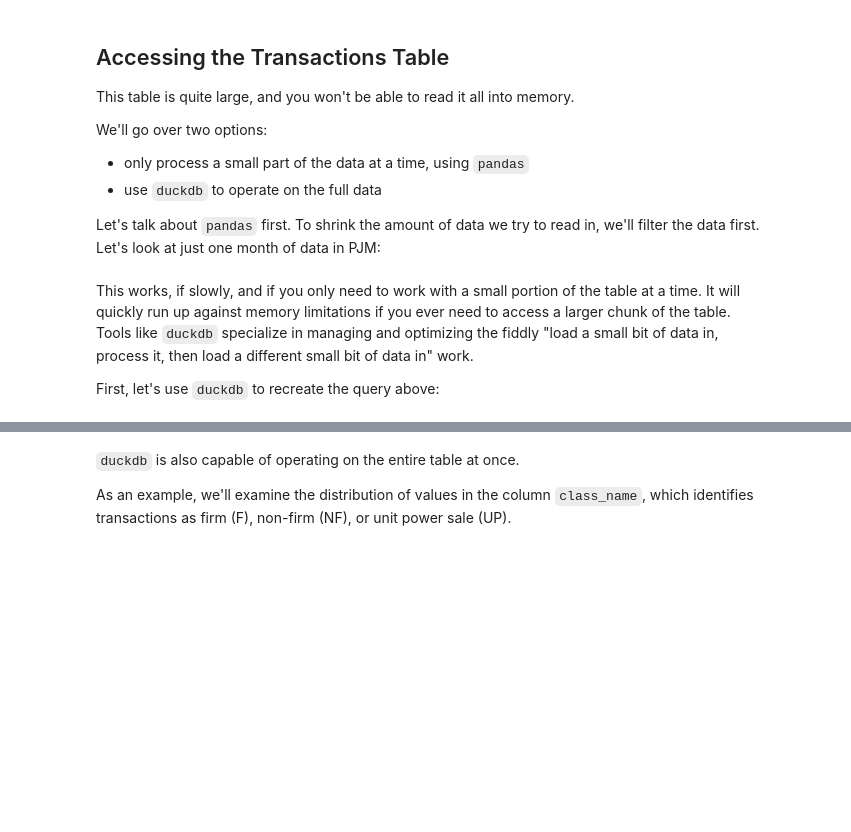
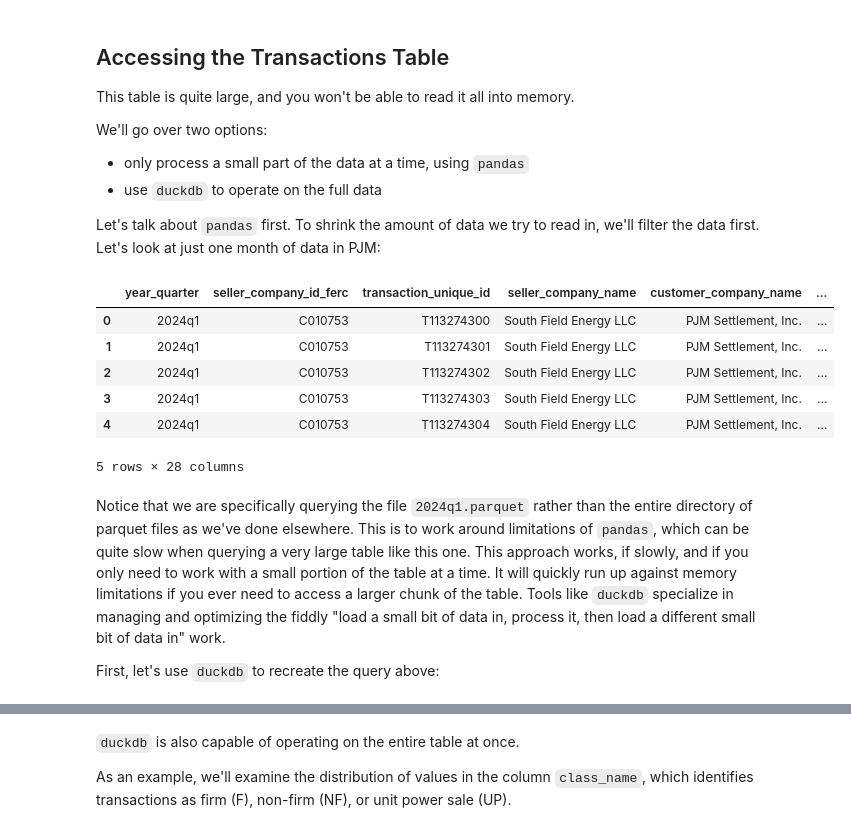
Before and after one commit to catalyst-cooperative/pudl-examples, a Jupyter notebook: 07-ferceqr-access.ipynb, the cells around one changed output, grey strips where cells are left out. Drawn from its saved outputs; the diff is of its cells as text; code cells hidden in the pictures; blank space fills up the shorter version.

Commit message:
Kaggle Notebook | 07 FERC EQR Access | Version 2

```diff
--- a/07-ferceqr-access.ipynb
+++ b/07-ferceqr-access.ipynb
@@ -72,18 +85,26 @@ Let's talk about `pandas` first. To shrink the amount of data we try to read in,
 # %%
 date_range_start = datetime.date(2024, 1, 1)
 date_range_end = datetime.date(2024, 2, 1)
 
 transactions = pd.read_parquet(
-    "s3://pudl.catalyst.coop/ferceqr/core_ferceqr__transactions/",
+    "s3://pudl.catalyst.coop/ferceqr/core_ferceqr__transactions/2024q1.parquet",
     filters=[
         ("trade_date", ">=", date_range_start),
         ("trade_date", "<=", date_range_end),
         ("point_of_delivery_balancing_authority", "=", ba_name)
     ],
 )
 transactions.head()
+# %% [output]
+|  | year_quarter | seller_company_id_ferc | transaction_unique_id | seller_company_name | customer_company_name | ... |
+| 0 | 2024q1 | C010753 | T113274300 | South Field Energy LLC | PJM Settlement, Inc. | ... |
+| 1 | 2024q1 | C010753 | T113274301 | South Field Energy LLC | PJM Settlement, Inc. | ... |
+| 2 | 2024q1 | C010753 | T113274302 | South Field Energy LLC | PJM Settlement, Inc. | ... |
+| 3 | 2024q1 | C010753 | T113274303 | South Field Energy LLC | PJM Settlement, Inc. | ... |
+| 4 | 2024q1 | C010753 | T113274304 | South Field Energy LLC | PJM Settlement, Inc. | ... |
+5 rows × 28 columns
 # %% [markdown]
-This works, if slowly, and if you only need to work with a small portion of the table at a time. It will quickly run up against memory limitations if you ever need to access a larger chunk of the table. Tools like `duckdb` specialize in managing and optimizing the fiddly "load a small bit of data in, process it, then load a different small bit of data in" work.
+Notice that we are specifically querying the file `2024q1.parquet` rather than the entire directory of parquet files as we've done elsewhere. This is to work around limitations of `pandas`, which can be quite slow when querying a very large table like this one. This approach works, if slowly, and if you only need to work with a small portion of the table at a time. It will quickly run up against memory limitations if you ever need to access a larger chunk of the table. Tools like `duckdb` specialize in managing and optimizing the fiddly "load a small bit of data in, process it, then load a different small bit of data in" work.
 
 First, let's use `duckdb` to recreate the query above:
 # %%
```
Also changed, not shown: parts of 6 cells of this notebook.
